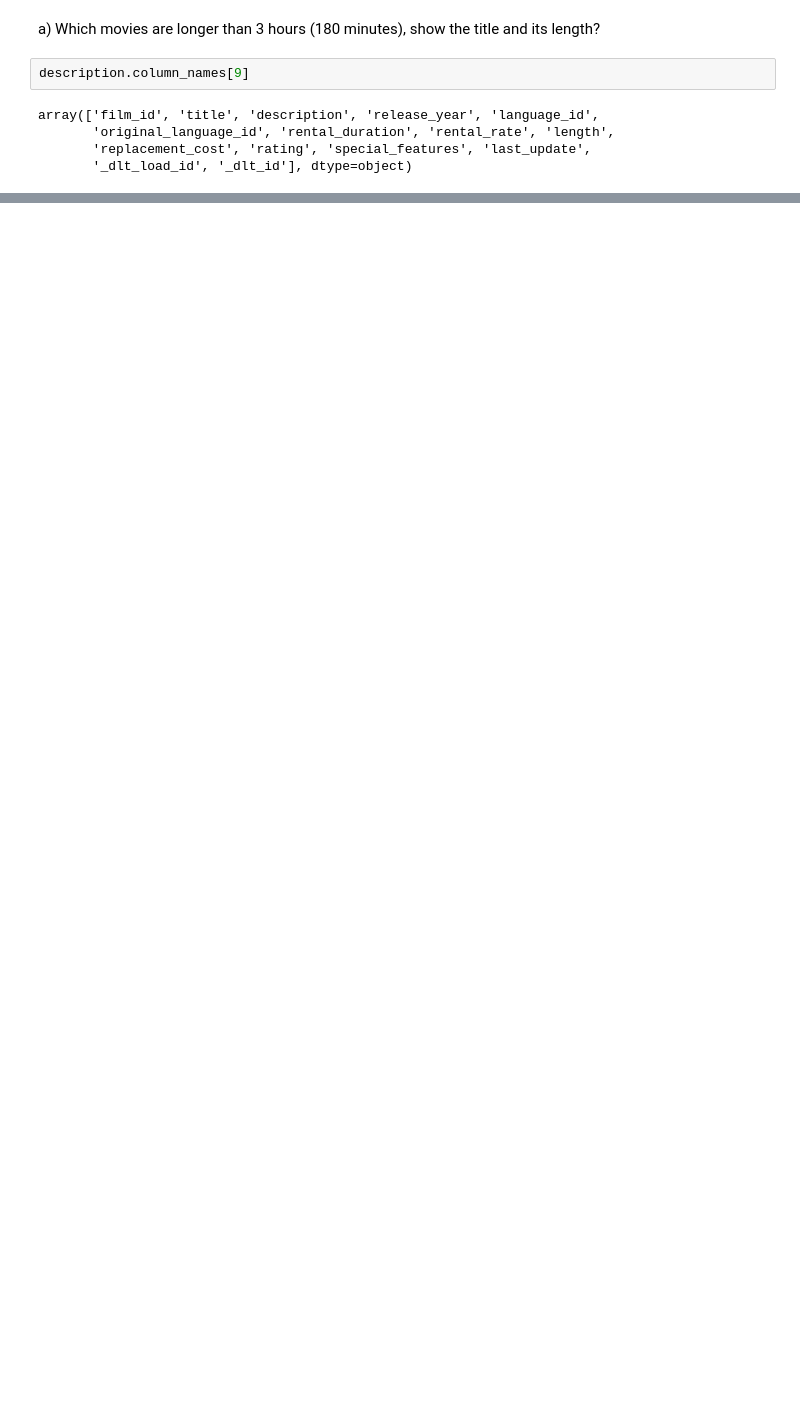
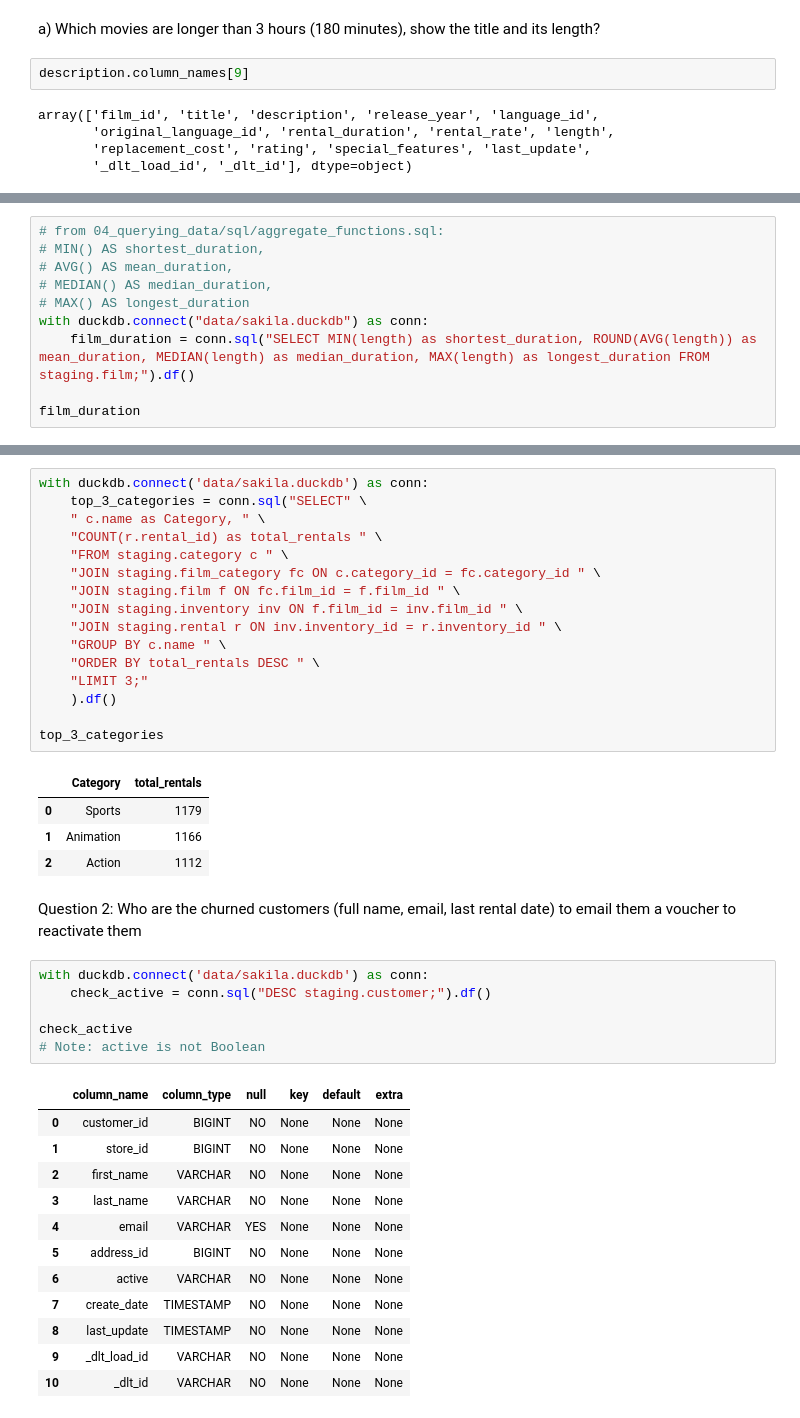
Before and after one commit to giraudcgc-cpu/DE25_sql_lab1_christophe_giraud, a Jupyter notebook: test.ipynb, the cells around one changed output, grey strips where cells are left out. Saved outputs shown, nothing was run; the diff lists cells and outputs as text; blank space fills up the shorter version.

```diff
--- a/test.ipynb
+++ b/test.ipynb
@@ -60,0 +80,10 @@ film_length
+# %%
+# from 04_querying_data/sql/aggregate_functions.sql:
+# MIN() AS shortest_duration,
+# AVG() AS mean_duration,
+# MEDIAN() AS median_duration,
+# MAX() AS longest_duration
+with duckdb.connect("data/sakila.duckdb") as conn:
+    film_duration = conn.sql("SELECT MIN(length) as shortest_duration, ROUND(AVG(length)) as mean_duration, MEDIAN(length) as median_duration, MAX(length) as longest_duration FROM staging.film;").df()
+
+film_duration
@@ -60,0 +168,42 @@ film_length
+# %%
+with duckdb.connect('data/sakila.duckdb') as conn:
+    top_3_categories = conn.sql("SELECT" \
+    " c.name as Category, " \
+    "COUNT(r.rental_id) as total_rentals " \
+    "FROM staging.category c " \
+    "JOIN staging.film_category fc ON c.category_id = fc.category_id " \
+    "JOIN staging.film f ON fc.film_id = f.film_id " \
+    "JOIN staging.inventory inv ON f.film_id = inv.film_id " \
+    "JOIN staging.rental r ON inv.inventory_id = r.inventory_id " \
+    "GROUP BY c.name " \
+    "ORDER BY total_rentals DESC " \
+    "LIMIT 3;"
+    ).df()
+
+top_3_categories
+# %% [output]
+|  | Category | total_rentals |
+| 0 | Sports | 1179 |
+| 1 | Animation | 1166 |
+| 2 | Action | 1112 |
+# %% [markdown]
+Question 2: Who are the churned customers (full name, email, last rental date) to email them a voucher to reactivate them
+# %%
+with duckdb.connect('data/sakila.duckdb') as conn:
+    check_active = conn.sql("DESC staging.customer;").df()
+
+check_active
+# Note: active is not Boolean
+# %% [output]
+|  | column_name | column_type | null | key | default | extra |
+| 0 | customer_id | BIGINT | NO | None | None | None |
+| 1 | store_id | BIGINT | NO | None | None | None |
+| 2 | first_name | VARCHAR | NO | None | None | None |
+| 3 | last_name | VARCHAR | NO | None | None | None |
+| 4 | email | VARCHAR | YES | None | None | None |
+| 5 | address_id | BIGINT | NO | None | None | None |
+| 6 | active | VARCHAR | NO | None | None | None |
+| 7 | create_date | TIMESTAMP | NO | None | None | None |
+| 8 | last_update | TIMESTAMP | NO | None | None | None |
+| 9 | _dlt_load_id | VARCHAR | NO | None | None | None |
+| 10 | _dlt_id | VARCHAR | NO | None | None | None |
```
Also changed, not shown: parts of 18 cells of this notebook.
